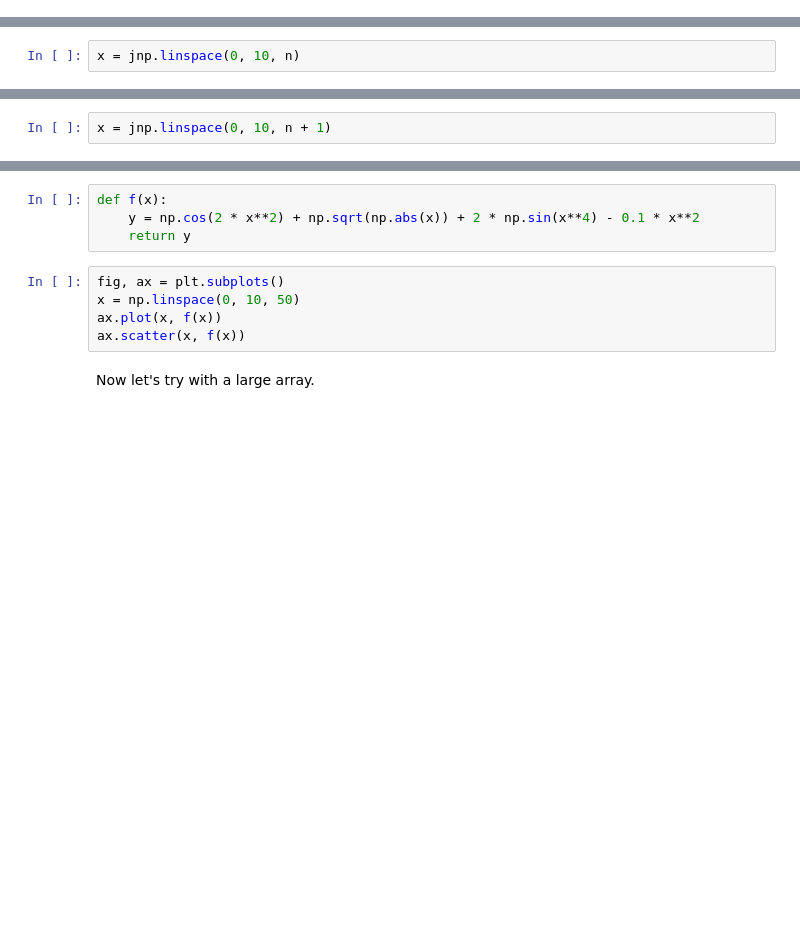
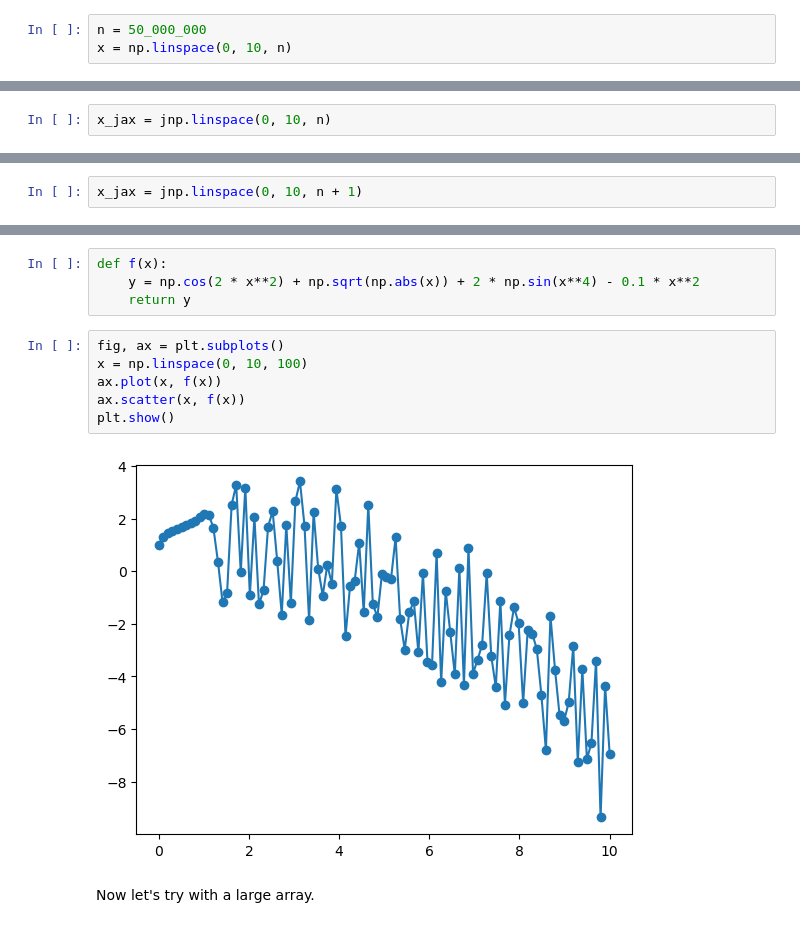
Before and after one commit to QuantEcon/treasury_2023, a Jupyter notebook: notebooks/treasury_jax_examples.ipynb, the cells around one changed output, grey strips where cells are left out. Saved outputs shown, nothing was run; the diff lists cells and outputs as text; blank space fills up the shorter version.

```diff
--- a/notebooks/treasury_jax_examples.ipynb
+++ b/notebooks/treasury_jax_examples.ipynb
@@ -17,3 +78,6 @@ Now let's try with a large array.
+# %%
+n = 50_000_000
+x = np.linspace(0, 10, n)
 # %% [markdown]
 ### With NumPy
 # %%
@@ -24,5 +97,5 @@ x = np.linspace(0, 10, n)
 # %% [markdown]
 ### With JAX
 # %%
-x = jnp.linspace(0, 10, n)
+x_jax = jnp.linspace(0, 10, n)
 # %%
@@ -34,3 +117,3 @@ x = jnp.linspace(0, 10, n)
 # %%
-x = jnp.linspace(0, 10, n + 1)
+x_jax = jnp.linspace(0, 10, n + 1)
 # %%
@@ -45,9 +138,12 @@ def f(x):
     return y
 # %%
 fig, ax = plt.subplots()
-x = np.linspace(0, 10, 50)
+x = np.linspace(0, 10, 100)
 ax.plot(x, f(x))
 ax.scatter(x, f(x))
+plt.show()
+# %% [output]
+[figure, added]
 # %% [markdown]
 Now let's try with a large array.
 # %% [markdown]
```
Also changed, not shown: parts of 90 cells of this notebook.
